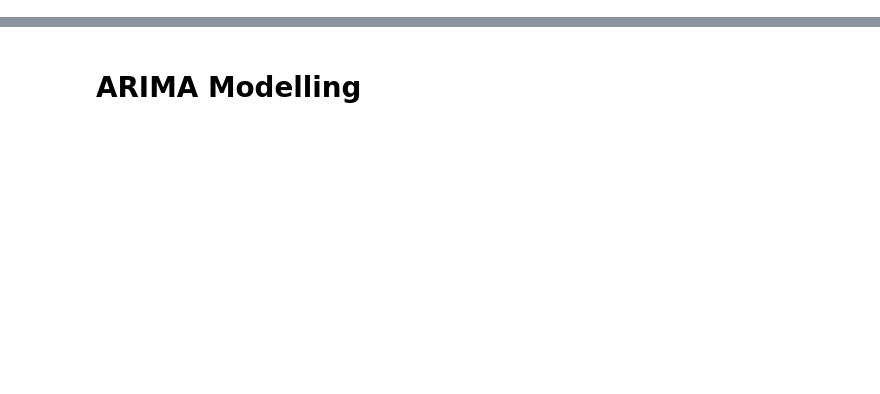
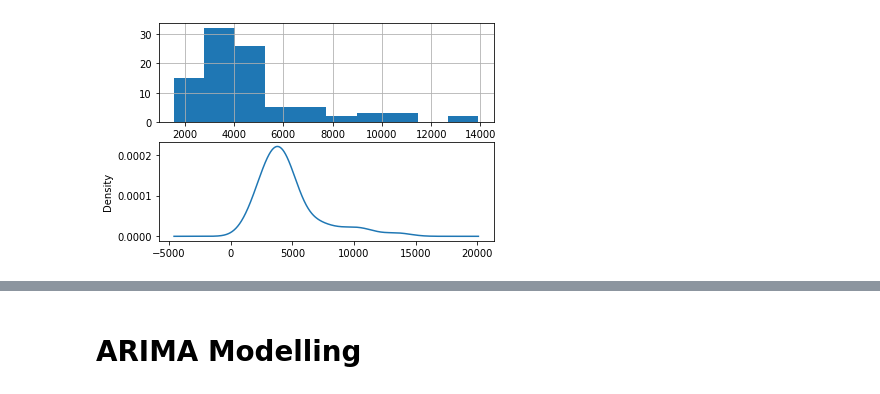
Before and after one commit to kahhotan/Coding-Projects, a Jupyter notebook: Time_Series_Sales_Forecast.ipynb, the cells around one changed output, grey strips where cells are left out. Saved outputs shown, nothing was run; the diff lists cells and outputs as text; code cells hidden in the pictures; blank space fills up the shorter version.

```diff
--- a/Time_Series_Sales_Forecast.ipynb
+++ b/Time_Series_Sales_Forecast.ipynb
@@ -203,0 +124,11 @@ fig = sm.graphics.tsa.plot_pacf(df['Seasonal First Difference'].iloc[13:],lags=4
+# %%
+# density plots of time series
+
+pyplot.figure(1)
+pyplot.subplot(211)
+series.hist()
+pyplot.subplot(212)
+series.plot(kind='kde')
+pyplot.show()
+# %% [output]
+[figure, added]
```
Also changed, not shown: parts of 78 cells of this notebook.
